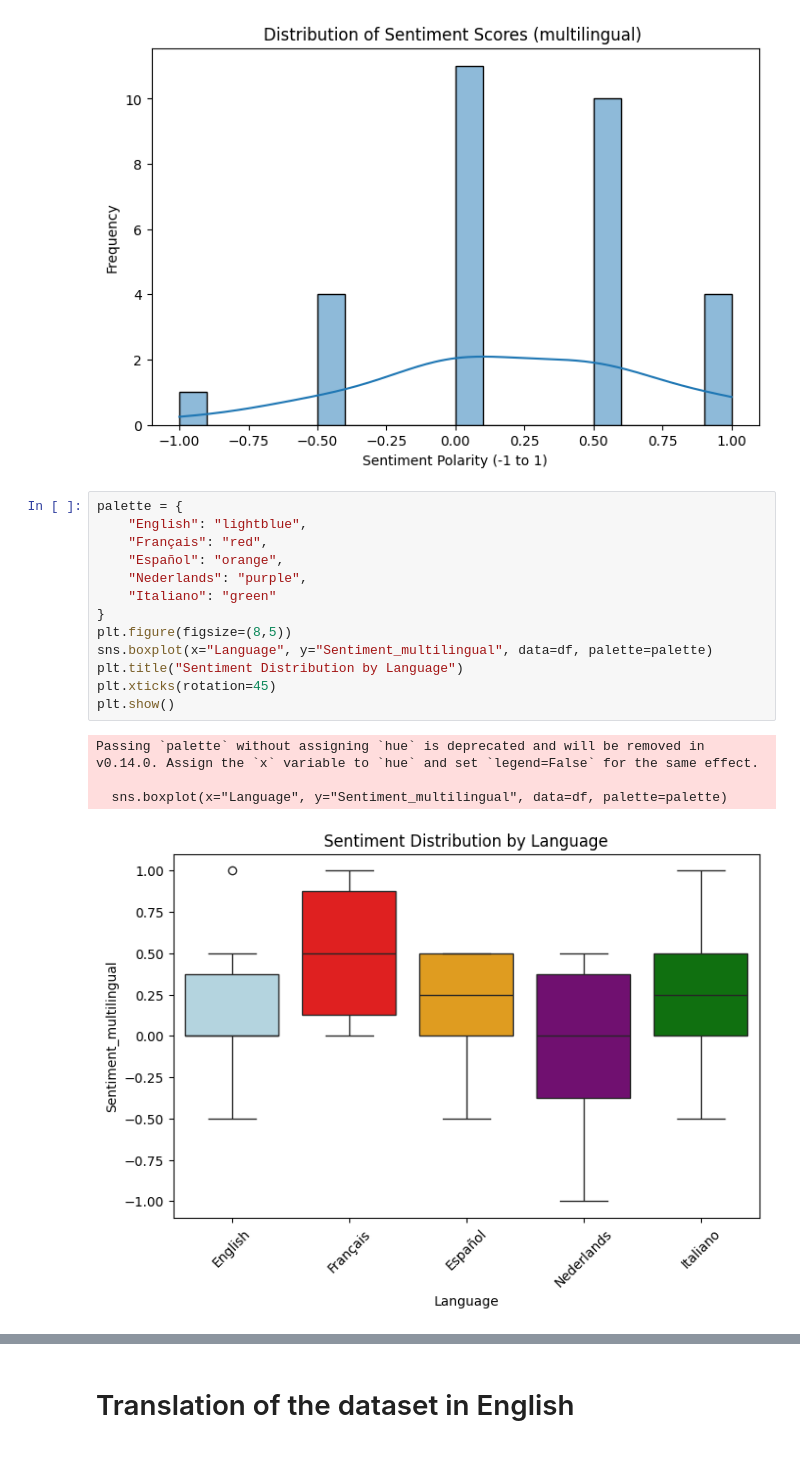
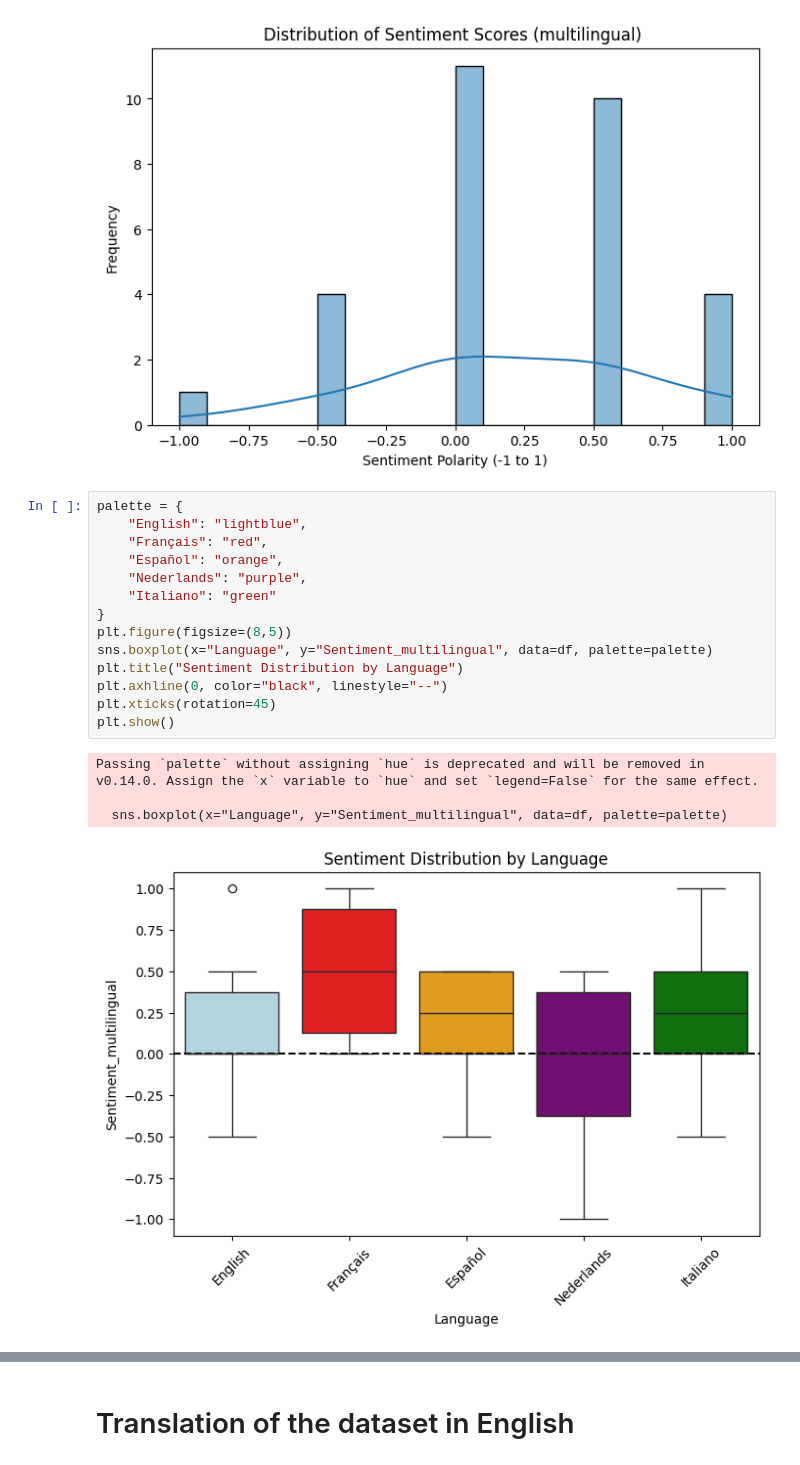
Before and after one commit to albertoscuderi/cross_linguistics_prompts_4_llms, a Jupyter notebook: text analysis/Prompt_analysis_for_CL.ipynb, the cells around one changed output, grey strips where cells are left out. Cells and saved outputs as stored; diff of their text form.

```diff
--- a/text analysis/Prompt_analysis_for_CL.ipynb
+++ b/text analysis/Prompt_analysis_for_CL.ipynb
@@ -432,21 +432,22 @@ plt.show()
 # %%
 palette = {
     "English": "lightblue",
     "Français": "red",
     "Español": "orange",
     "Nederlands": "purple",
     "Italiano": "green"
 }
 plt.figure(figsize=(8,5))
 sns.boxplot(x="Language", y="Sentiment_multilingual", data=df, palette=palette)
 plt.title("Sentiment Distribution by Language")
+plt.axhline(0, color="black", linestyle="--")
 plt.xticks(rotation=45)
 plt.show()
 # %% [output]
 Passing `palette` without assigning `hue` is deprecated and will be removed in v0.14.0. Assign the `x` variable to `hue` and set `legend=False` for the same effect.
 
   sns.boxplot(x="Language", y="Sentiment_multilingual", data=df, palette=palette)
-[figure, old version]
+[figure, new version]
 # %%
 plt.figure(figsize=(8,5))
 sns.barplot(x="Model", y="Sentiment_multilingual", data=df, errorbar="sd", palette="Set2")
```
Also changed, not shown: parts of 4 cells of this notebook.
